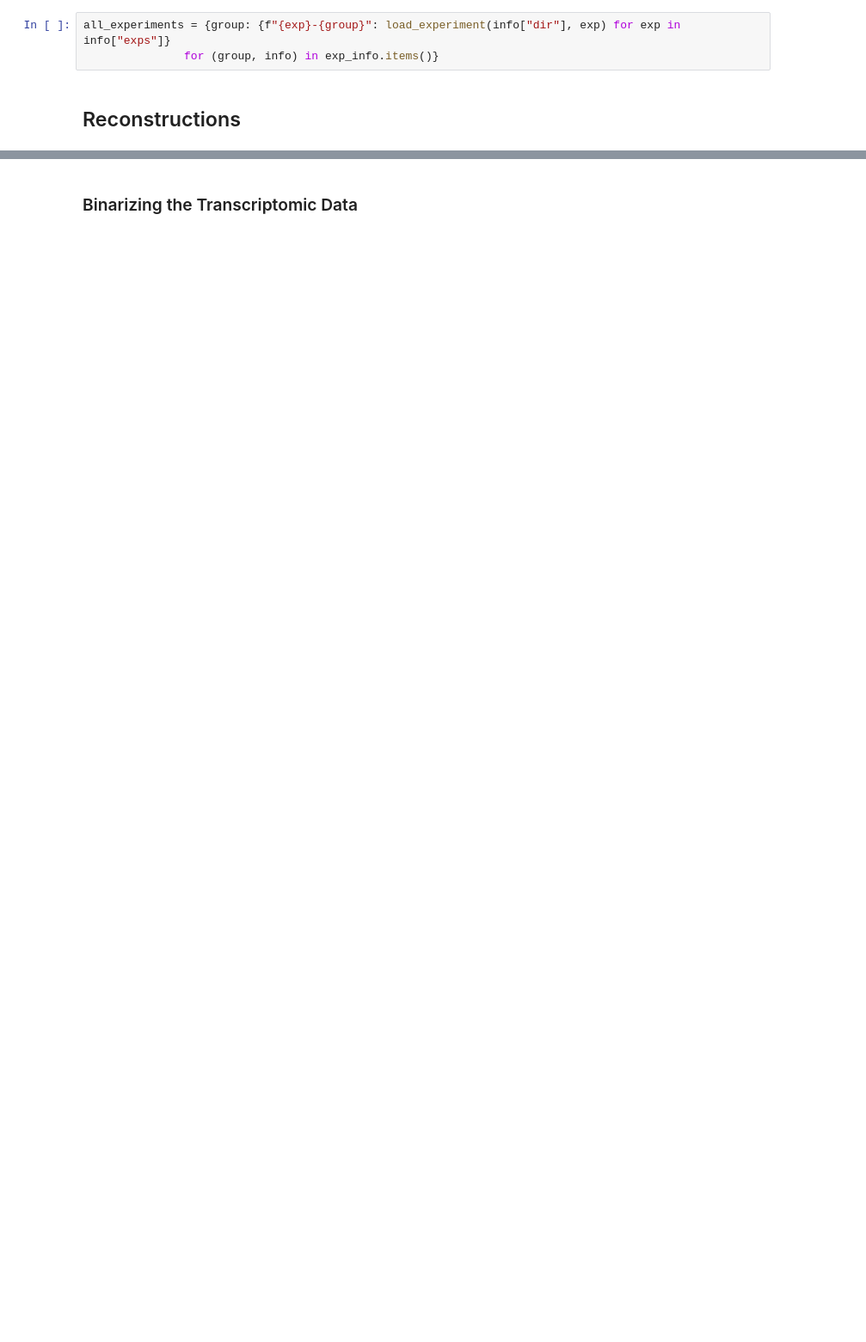
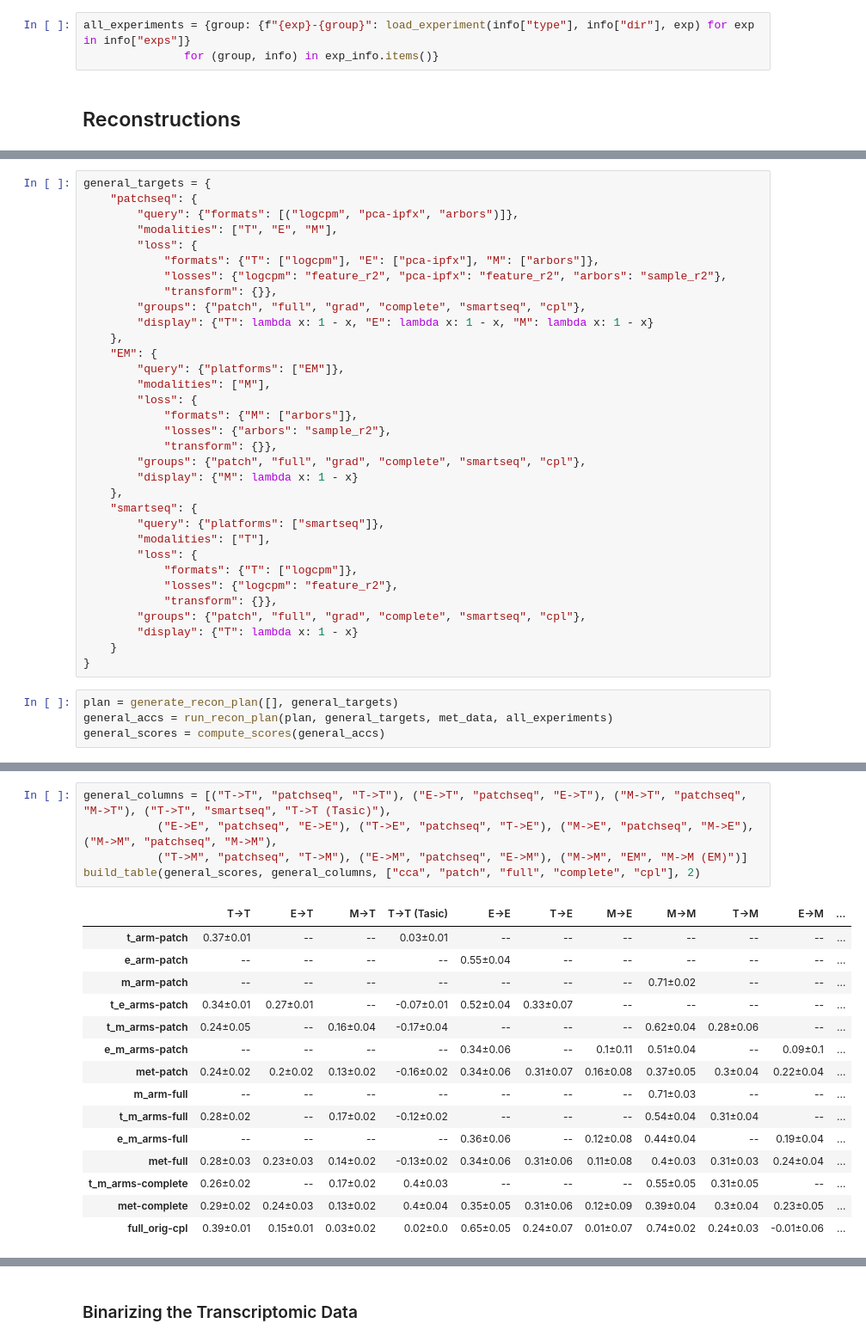
Before and after one commit to AllenInstitute/cplAE_MET, a Jupyter notebook: notebooks/Results.ipynb, the cells around one changed output, grey strips where cells are left out. Shown at 86% size. Cells and saved outputs as stored; diff of their text form; blank space fills up the shorter version.

```diff
--- a/notebooks/Results.ipynb
+++ b/notebooks/Results.ipynb
@@ -123,6 +192,6 @@ exp_info = {
 }
 # %%
-all_experiments = {group: {f"{exp}-{group}": load_experiment(info["dir"], exp) for exp in info["exps"]}
+all_experiments = {group: {f"{exp}-{group}": load_experiment(info["type"], info["dir"], exp) for exp in info["exps"]}
                for (group, info) in exp_info.items()}
 # %% [markdown]
 ## Reconstructions
@@ -360,0 +202,37 @@ build_table(columns, ["cca", "patch", "full", "complete"], 2)
+# %%
+general_targets = {
+    "patchseq": {
+        "query": {"formats": [("logcpm", "pca-ipfx", "arbors")]},
+        "modalities": ["T", "E", "M"],
+        "loss": {
+            "formats": {"T": ["logcpm"], "E": ["pca-ipfx"], "M": ["arbors"]},
+            "losses": {"logcpm": "feature_r2", "pca-ipfx": "feature_r2", "arbors": "sample_r2"},
+            "transform": {}},
+        "groups": {"patch", "full", "grad", "complete", "smartseq", "cpl"},
+        "display": {"T": lambda x: 1 - x, "E": lambda x: 1 - x, "M": lambda x: 1 - x}
+    },
+    "EM": {
+        "query": {"platforms": ["EM"]},
+        "modalities": ["M"],
+        "loss": {
+            "formats": {"M": ["arbors"]},
+            "losses": {"arbors": "sample_r2"},
+            "transform": {}},
+        "groups": {"patch", "full", "grad", "complete", "smartseq", "cpl"},
+        "display": {"M": lambda x: 1 - x}
+    },
+    "smartseq": {
+        "query": {"platforms": ["smartseq"]},
+        "modalities": ["T"],
+        "loss": {
+            "formats": {"T": ["logcpm"]},
+            "losses": {"logcpm": "feature_r2"},
+            "transform": {}},
+        "groups": {"patch", "full", "grad", "complete", "smartseq", "cpl"},
+        "display": {"T": lambda x: 1 - x}
+    }
+}
+# %%
+plan = generate_recon_plan([], general_targets)
+general_accs = run_recon_plan(plan, general_targets, met_data, all_experiments)
+general_scores = compute_scores(general_accs)
@@ -360,0 +266,21 @@ build_table(columns, ["cca", "patch", "full", "complete"], 2)
+# %%
+general_columns = [("T->T", "patchseq", "T->T"), ("E->T", "patchseq", "E->T"), ("M->T", "patchseq", "M->T"), ("T->T", "smartseq", "T->T (Tasic)"),
+           ("E->E", "patchseq", "E->E"), ("T->E", "patchseq", "T->E"), ("M->E", "patchseq", "M->E"), ("M->M", "patchseq", "M->M"),
+           ("T->M", "patchseq", "T->M"), ("E->M", "patchseq", "E->M"), ("M->M", "EM", "M->M (EM)")]
+build_table(general_scores, general_columns, ["cca", "patch", "full", "complete", "cpl"], 2)
+# %% [output]
+|  | T->T | E->T | M->T | T->T (Tasic) | E->E | T->E | M->E | M->M | T->M | E->M | ... |
+| t_arm-patch | 0.37±0.01 | -- | -- | 0.03±0.01 | -- | -- | -- | -- | -- | -- | ... |
+| e_arm-patch | -- | -- | -- | -- | 0.55±0.04 | -- | -- | -- | -- | -- | ... |
+| m_arm-patch | -- | -- | -- | -- | -- | -- | -- | 0.71±0.02 | -- | -- | ... |
+| t_e_arms-patch | 0.34±0.01 | 0.27±0.01 | -- | -0.07±0.01 | 0.52±0.04 | 0.33±0.07 | -- | -- | -- | -- | ... |
+| t_m_arms-patch | 0.24±0.05 | -- | 0.16±0.04 | -0.17±0.04 | -- | -- | -- | 0.62±0.04 | 0.28±0.06 | -- | ... |
+| e_m_arms-patch | -- | -- | -- | -- | 0.34±0.06 | -- | 0.1±0.11 | 0.51±0.04 | -- | 0.09±0.1 | ... |
+| met-patch | 0.24±0.02 | 0.2±0.02 | 0.13±0.02 | -0.16±0.02 | 0.34±0.06 | 0.31±0.07 | 0.16±0.08 | 0.37±0.05 | 0.3±0.04 | 0.22±0.04 | ... |
+| m_arm-full | -- | -- | -- | -- | -- | -- | -- | 0.71±0.03 | -- | -- | ... |
+| t_m_arms-full | 0.28±0.02 | -- | 0.17±0.02 | -0.12±0.02 | -- | -- | -- | 0.54±0.04 | 0.31±0.04 | -- | ... |
+| e_m_arms-full | -- | -- | -- | -- | 0.36±0.06 | -- | 0.12±0.08 | 0.44±0.04 | -- | 0.19±0.04 | ... |
+| met-full | 0.28±0.03 | 0.23±0.03 | 0.14±0.02 | -0.13±0.02 | 0.34±0.06 | 0.31±0.06 | 0.11±0.08 | 0.4±0.03 | 0.31±0.03 | 0.24±0.04 | ... |
+| t_m_arms-complete | 0.26±0.02 | -- | 0.17±0.02 | 0.4±0.03 | -- | -- | -- | 0.55±0.05 | 0.31±0.05 | -- | ... |
+| met-complete | 0.29±0.02 | 0.24±0.03 | 0.13±0.02 | 0.4±0.04 | 0.35±0.05 | 0.31±0.06 | 0.12±0.09 | 0.39±0.04 | 0.3±0.04 | 0.23±0.05 | ... |
+| full_orig-cpl | 0.39±0.01 | 0.15±0.01 | 0.03±0.02 | 0.02±0.0 | 0.65±0.05 | 0.24±0.07 | 0.01±0.07 | 0.74±0.02 | 0.24±0.03 | -0.01±0.06 | ... |
```
Also changed, not shown: parts of 38 cells of this notebook, 5 other files.
